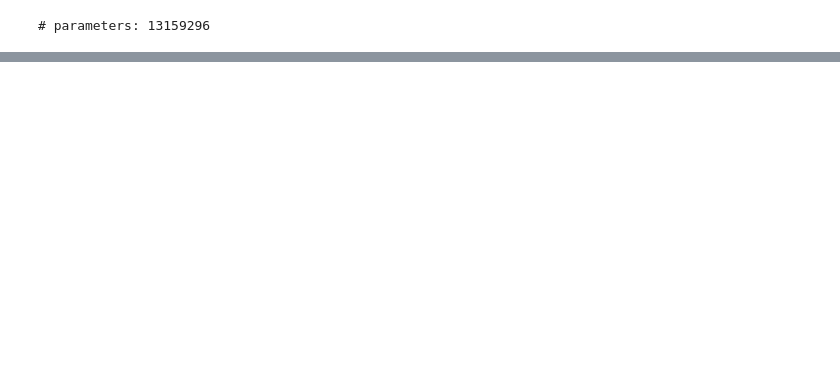
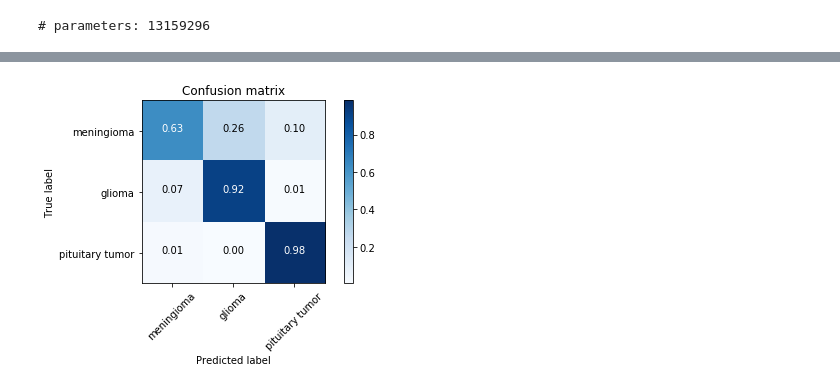
Before and after one commit to Dolorousrtur/capstumor, a Jupyter notebook: CapsTotalCopy.ipynb, the cells around one changed output, grey strips where cells are left out. Drawn from its saved outputs; the diff is of its cells as text; code cells hidden in the pictures; blank space fills up the shorter version.

```diff
--- a/CapsTotalCopy.ipynb
+++ b/CapsTotalCopy.ipynb
@@ -126,43 +101,30 @@ class ClassesCaps(torch.nn.Module):
 # %%
 class CapsuleNet(nn.Module):
-    def __init__(self, prim_channels=256, el_decoded=784, sec_side=6):
+    def __init__(self, height, width, prim_channels=256, el_decoded=784, sec_side=6):
         super(CapsuleNet, self).__init__()
 
         self.conv1 = nn.Conv2d(in_channels=1, out_channels=prim_channels, kernel_size=9, stride=1)
 
 
         self.primary_capsules = PrimaryCaps(in_channels=prim_channels, out_channels=32, num_capsules=8)
-#         self.digit_capsules = CapsuleLayer(num_capsules=NUM_CLASSES, num_route_nodes=32 * sec_side * sec_side, in_channels=8,
-#                                            out_channels=16)
+
         self.digit_capsules = ClassesCaps(in_channels=8, out_channels=16, in_vectors=32 * sec_side * sec_side,
                                               n_capsules=NUM_CLASSES, n_iters=NUM_ROUTING_ITERATIONS)
 
-        self.decoder = nn.Sequential(
-            nn.Linear(16 * NUM_CLASSES, 512),
-            nn.ReLU(inplace=True),
-            nn.Linear(512, 1024),
-            nn.ReLU(inplace=True),
-            nn.Linear(1024, el_decoded),
-            nn.Sigmoid()
-        )
+        self.decoder = Decoder(in_features=16, n_classes=NUM_CLASSES, img_height=height, img_width=width)
 
     def forward(self, x, y=None):
         x = F.relu(self.conv1(x), inplace=True)
         x = self.primary_capsules(x)
 
         x = self.digit_capsules(x)
-#         print('after digit', x.shape)
-        x = x.squeeze(2).squeeze(2)#.transpose(0, 1)
-#         print('after squeeze', x.shape)
-
+        x = x.squeeze(2).squeeze(2)
         classes = (x ** 2).sum(dim=-1) ** 0.5
         classes = F.softmax(classes, dim=-1)
 
 
 
         if y is None:
-            # In all batches, get the most active capsule.
-#             print()
             _, max_length_indices = classes.max(dim=1)
             y = Variable(torch.sparse.torch.eye(NUM_CLASSES)).cuda().index_select(dim=0, index=max_length_indices)
 
@@ -197,7 +159,7 @@ from torchvision.datasets.mnist import MNIST
 from tqdm import tqdm
 import torchnet as tnt
 
-model = CapsuleNet(64, 4096, 24)
+model = CapsuleNet(64, 64, 64, 4096, 24)
 # model = CapsuleNet()
 # model.load_state_dict(torch.load('epochs/epoch_327.pt'))
 model.cuda()
@@ -410,3 +370,10 @@ for image, labels in test_feeder:
     y_true.append(true)
 
 print('Accuracy:', correct/len(test_data))
+# %%
+from sklearn.metrics import confusion_matrix
+from utils import plot_confusion_matrix
+
+plot_confusion_matrix(cm=confusion_matrix(y_true, y_pred), classes=['meningioma','glioma','pituitary tumor'])
+# %% [output]
+[figure, added]
```
Also changed, not shown: parts of 5 cells of this notebook, 1 other file.
